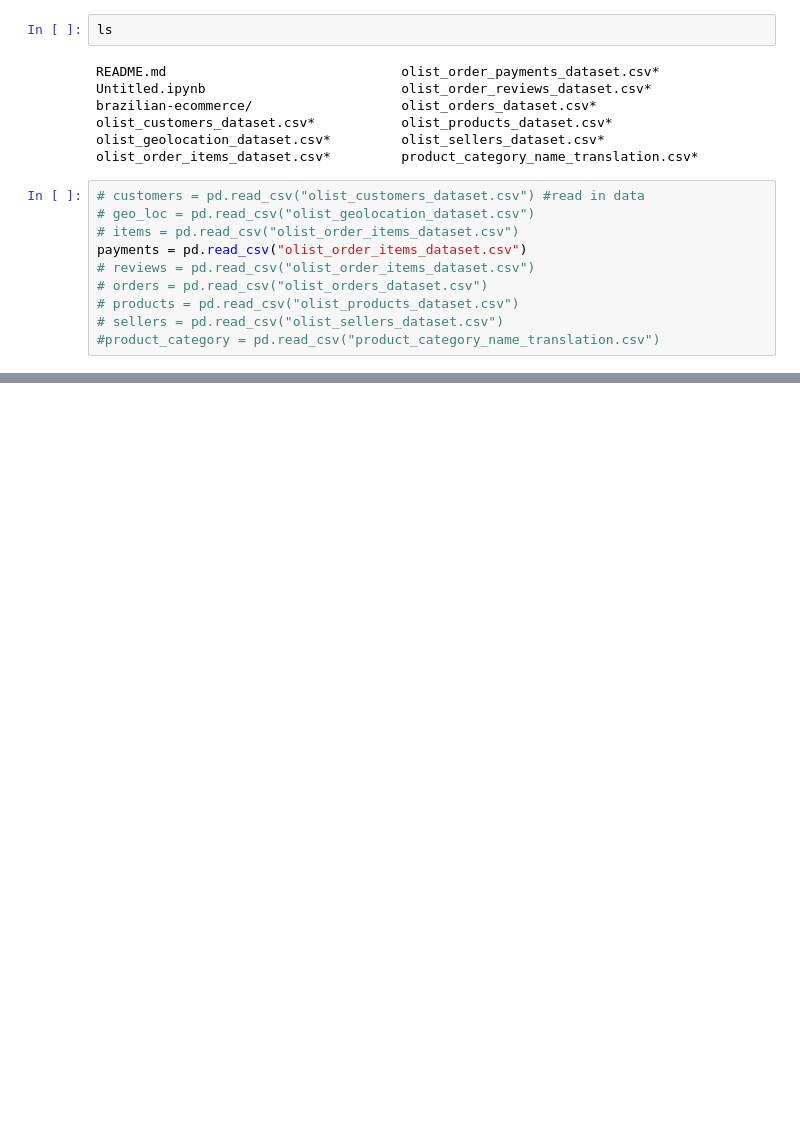
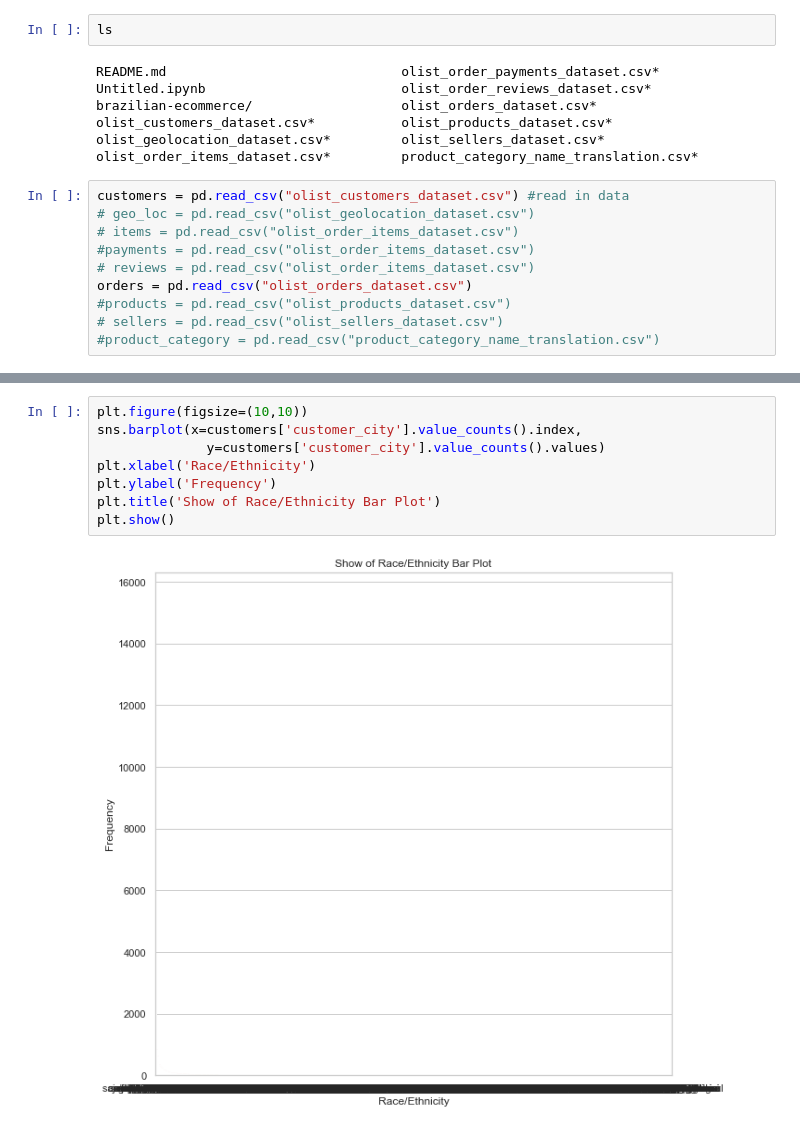
Before and after one commit to jorellano/E_commerce, a Jupyter notebook: Untitled.ipynb, the cells around one changed output, grey strips where cells are left out. Drawn from its saved outputs; the diff is of its cells as text; blank space fills up the shorter version.

```diff
--- a/Untitled.ipynb
+++ b/Untitled.ipynb
@@ -30,12 +35,12 @@ olist_customers_dataset.csv*           olist_products_dataset.csv*
 olist_geolocation_dataset.csv*         olist_sellers_dataset.csv*
 olist_order_items_dataset.csv*         product_category_name_translation.csv*
 # %%
-# customers = pd.read_csv("olist_customers_dataset.csv") #read in data
+customers = pd.read_csv("olist_customers_dataset.csv") #read in data
 # geo_loc = pd.read_csv("olist_geolocation_dataset.csv")
 # items = pd.read_csv("olist_order_items_dataset.csv")
-payments = pd.read_csv("olist_order_items_dataset.csv")
+#payments = pd.read_csv("olist_order_items_dataset.csv")
 # reviews = pd.read_csv("olist_order_items_dataset.csv")
-# orders = pd.read_csv("olist_orders_dataset.csv")
-# products = pd.read_csv("olist_products_dataset.csv")
+orders = pd.read_csv("olist_orders_dataset.csv")
+#products = pd.read_csv("olist_products_dataset.csv")
 # sellers = pd.read_csv("olist_sellers_dataset.csv")
 #product_category = pd.read_csv("product_category_name_translation.csv")
@@ -80,0 +106,10 @@ TypeError: 'Series' object is not callable
+# %%
+plt.figure(figsize=(10,10))
+sns.barplot(x=customers['customer_city'].value_counts().index,
+              y=customers['customer_city'].value_counts().values)
+plt.xlabel('Race/Ethnicity')
+plt.ylabel('Frequency')
+plt.title('Show of Race/Ethnicity Bar Plot')
+plt.show()
+# %% [output]
+[figure, added]
```
Also changed, not shown: parts of 8 cells of this notebook, 2 other files.
